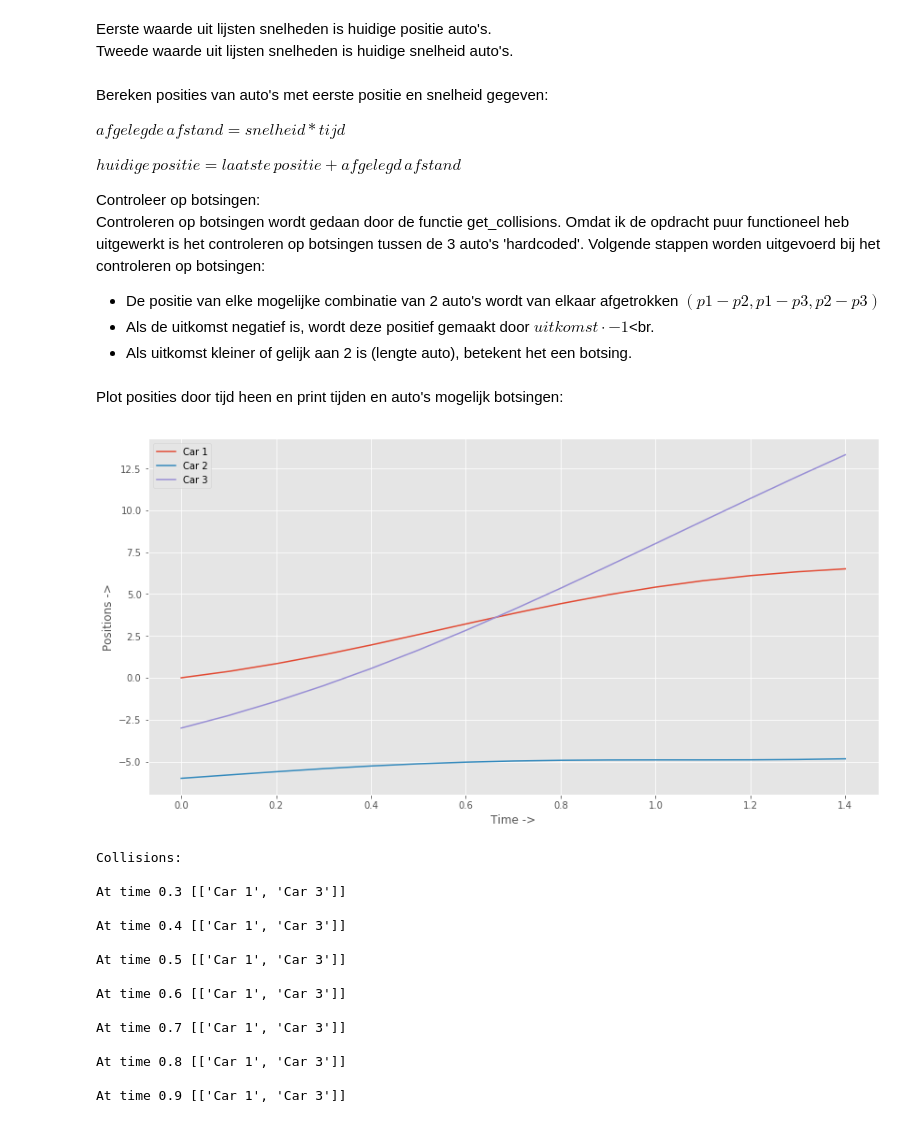
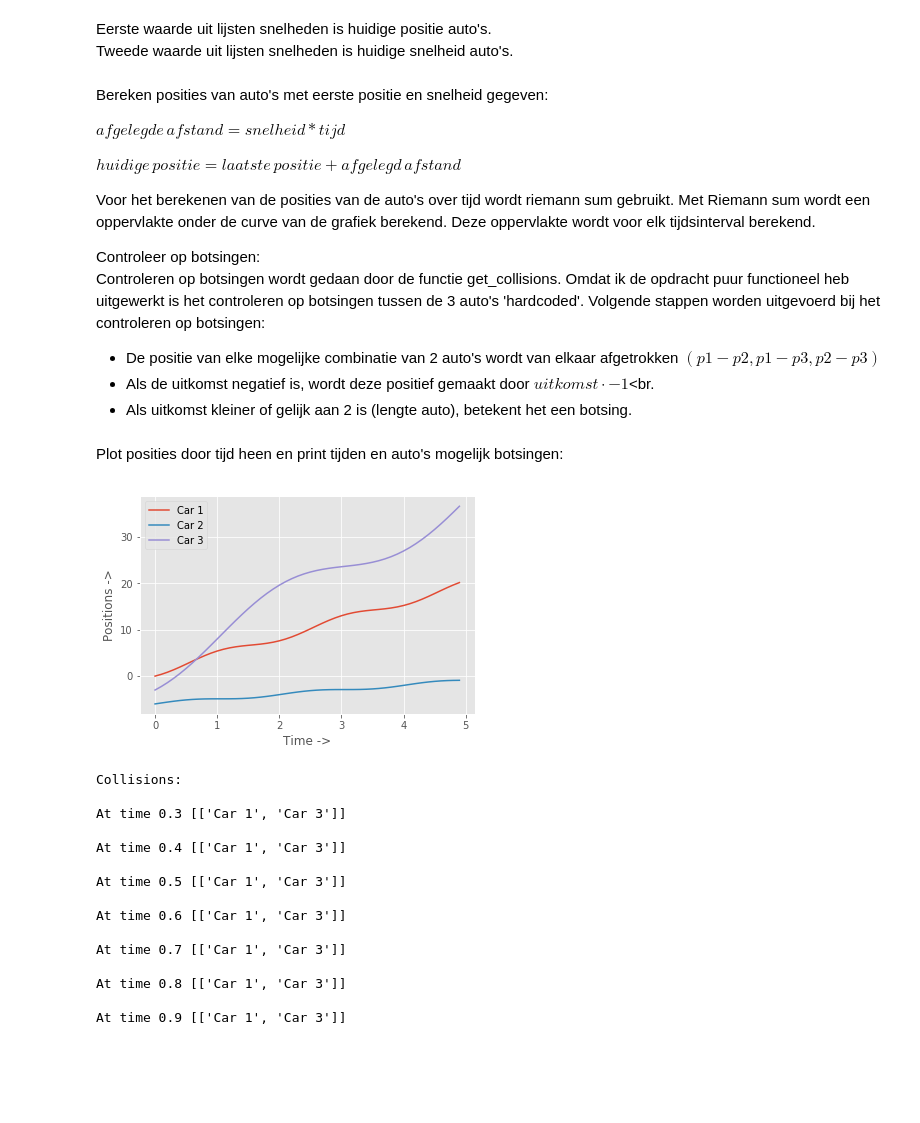
Before and after one commit to vlreinier/AC, a Jupyter notebook: Verkeerssimulatie.ipynb, the cells around one changed output. Drawn from its saved outputs; the diff is of its cells as text; code cells hidden in the pictures; blank space fills up the shorter version.

```diff
--- a/Verkeerssimulatie.ipynb
+++ b/Verkeerssimulatie.ipynb
@@ -112,7 +115,7 @@ $afgelegde\,afstand = snelheid * tijd$<br>
 
 $huidige\,positie = laatste\,positie + afgelegd\,afstand$<br>
 
-
+Voor het berekenen van de posities van de auto's over tijd wordt riemann sum gebruikt. Met Riemann sum wordt een oppervlakte onder de curve van de grafiek berekend. Deze oppervlakte wordt voor elk tijdsinterval berekend.
 
 Controleer op botsingen:<br>
 Controleren op botsingen wordt gedaan door de functie get_collisions.
@@ -143,21 +146,21 @@ for i in range(1, len(time)):
 # %% [markdown]
 Plot posities door tijd heen en print tijden en auto's mogelijk botsingen:
 # %%
-limit = 15 # limit is x number of values are shown, all is len(car1_positions)
+limit = 50 #imit is x number of values are shown, all is len(car1_positions)
 plt.xlabel('Time ->')
 plt.ylabel('Positions ->')
 plt.plot(time[:limit], car1_positions[:limit], label='Car 1') # plot positions along time for length limit
 plt.plot(time[:limit], car2_positions[:limit], label='Car 2') # plot positions along time for length limit
 plt.plot(time[:limit], car3_positions[:limit], label='Car 3') # plot positions along time for length limit
 plt.legend(loc='upper left')
 plt.show()
 
 # print all collisions incl. time and cars
 print("Collisions:\n")
 for i in collisions:
     print(i, collisions[i],'\n')
 # %% [output]
-[figure, old version]
+[figure, new version]
 Collisions:
 
 At time 0.3 [['Car 1', 'Car 3']]
```
Also changed, not shown: parts of 5 cells of this notebook.
